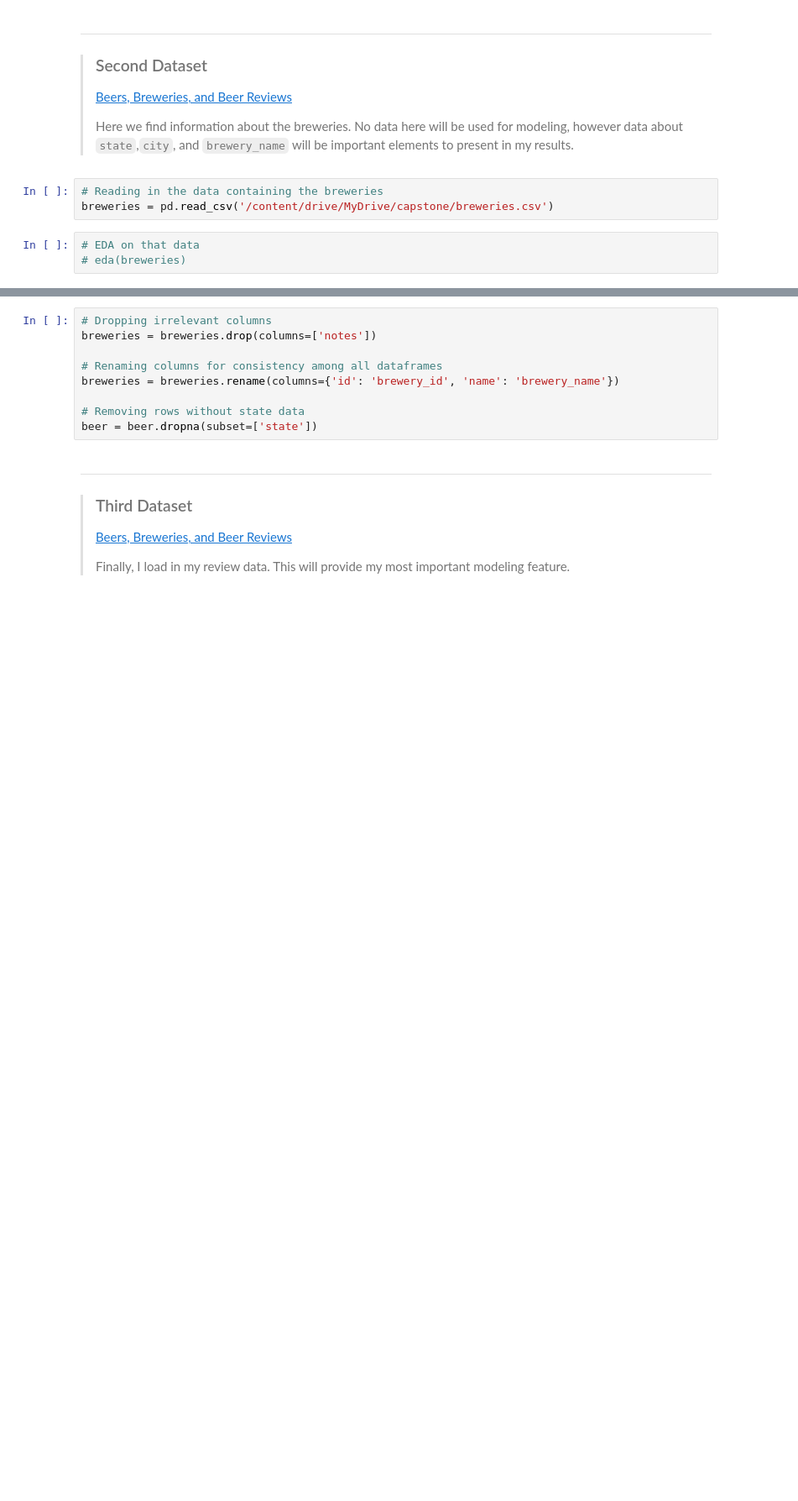
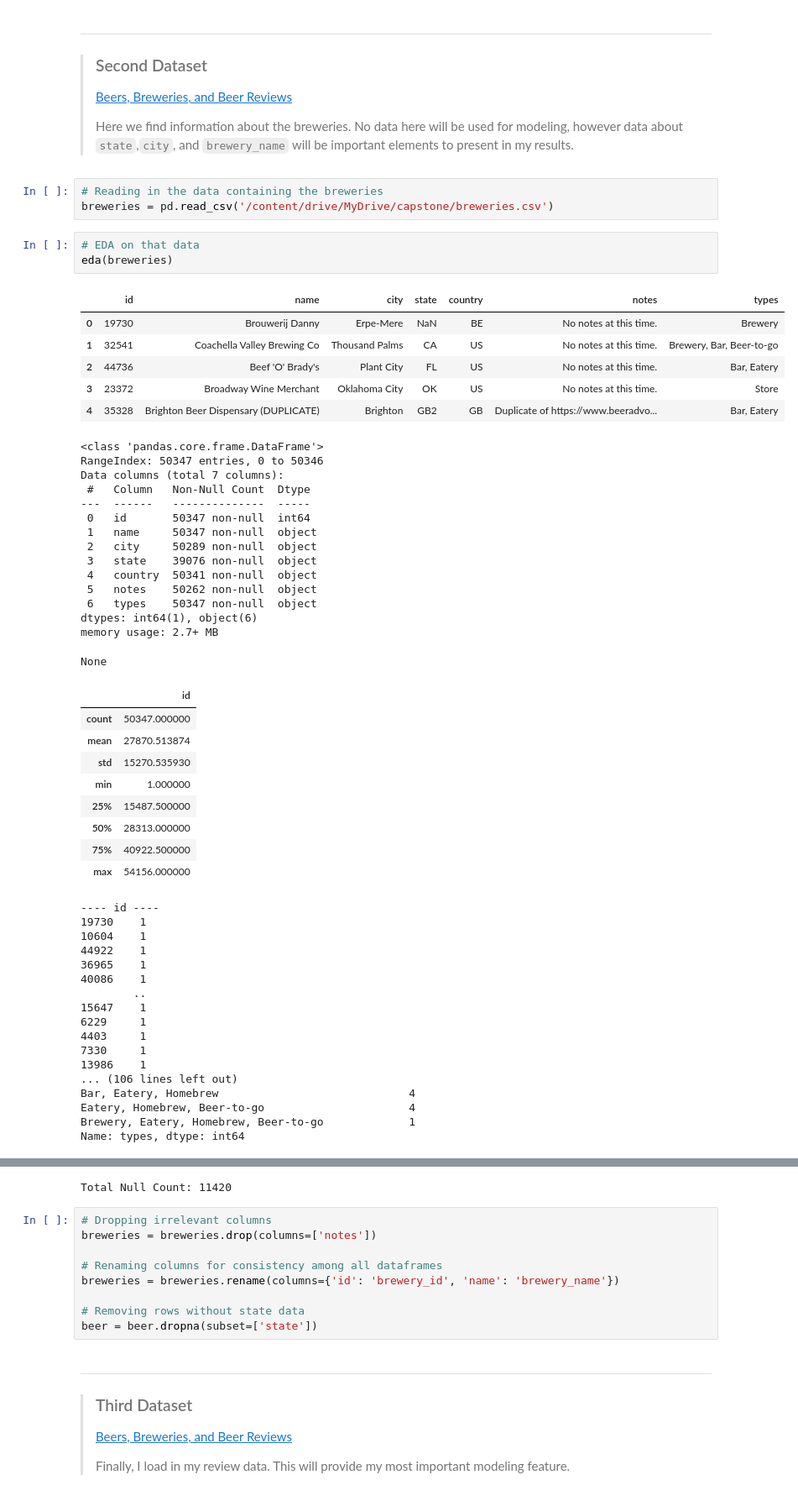
Before and after one commit to stevenaddison/Beer-Me, a Jupyter notebook: FinalNotebook.ipynb, the cells around one changed output, grey strips where cells are left out. Shown at 84% size. Saved outputs shown, nothing was run; the diff lists cells and outputs as text; blank space fills up the shorter version.

```diff
--- a/FinalNotebook.ipynb
+++ b/FinalNotebook.ipynb
@@ -122,4 +188,52 @@ beer['broad_style'] = beer['style'].replace(styledict)
 breweries = pd.read_csv('/content/drive/MyDrive/capstone/breweries.csv')
 # %%
 # EDA on that data
-# eda(breweries)
+eda(breweries)
+# %% [output]
+|  | id | name | city | state | country | notes | types |
+| 0 | 19730 | Brouwerij Danny | Erpe-Mere | NaN | BE | No notes at this time. | Brewery |
+| 1 | 32541 | Coachella Valley Brewing Co | Thousand Palms | CA | US | No notes at this time. | Brewery, Bar, Beer-to-go |
+| 2 | 44736 | Beef 'O' Brady's | Plant City | FL | US | No notes at this time. | Bar, Eatery |
+| 3 | 23372 | Broadway Wine Merchant | Oklahoma City | OK | US | No notes at this time. | Store |
+| 4 | 35328 | Brighton Beer Dispensary (DUPLICATE) | Brighton | GB2 | GB | Duplicate of https://www.beeradvo... | Bar, Eatery |
+<class 'pandas.core.frame.DataFrame'>
+RangeIndex: 50347 entries, 0 to 50346
+Data columns (total 7 columns):
+ #   Column   Non-Null Count  Dtype
+---  ------   --------------  -----
+ 0   id       50347 non-null  int64
+ 1   name     50347 non-null  object
+ 2   city     50289 non-null  object
+ 3   state    39076 non-null  object
+ 4   country  50341 non-null  object
+ 5   notes    50262 non-null  object
+ 6   types    50347 non-null  object
+dtypes: int64(1), object(6)
+memory usage: 2.7+ MB
+None
+|  | id |
+| count | 50347.000000 |
+| mean | 27870.513874 |
+| std | 15270.535930 |
+| min | 1.000000 |
+| 25% | 15487.500000 |
+| 50% | 28313.000000 |
+| 75% | 40922.500000 |
+| max | 54156.000000 |
+---- id ----
+19730    1
+10604    1
+44922    1
+36965    1
+40086    1
+        ..
+15647    1
+6229     1
+4403     1
+7330     1
+13986    1
+... (106 lines left out)
+Bar, Eatery, Homebrew                             4
+Eatery, Homebrew, Beer-to-go                      4
+Brewery, Eatery, Homebrew, Beer-to-go             1
+Name: types, dtype: int64
@@ -126,3 +248,4 @@ breweries = pd.read_csv('/content/drive/MyDrive/capstone/breweries.csv')
+Total Null Count: 11420
 # %%
 # Dropping irrelevant columns
 breweries = breweries.drop(columns=['notes'])
```
Also changed, not shown: parts of 19 cells of this notebook.
